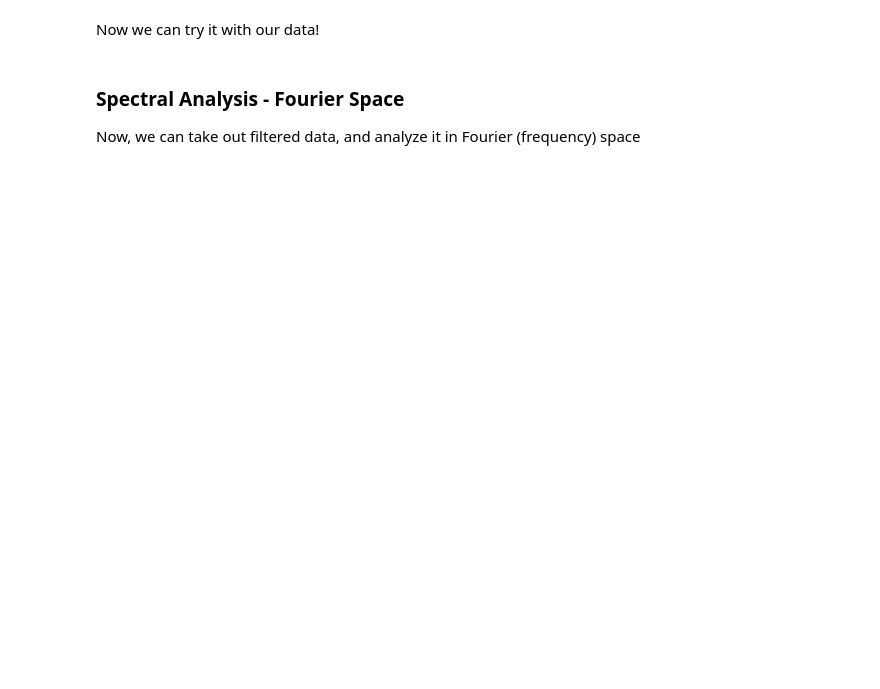
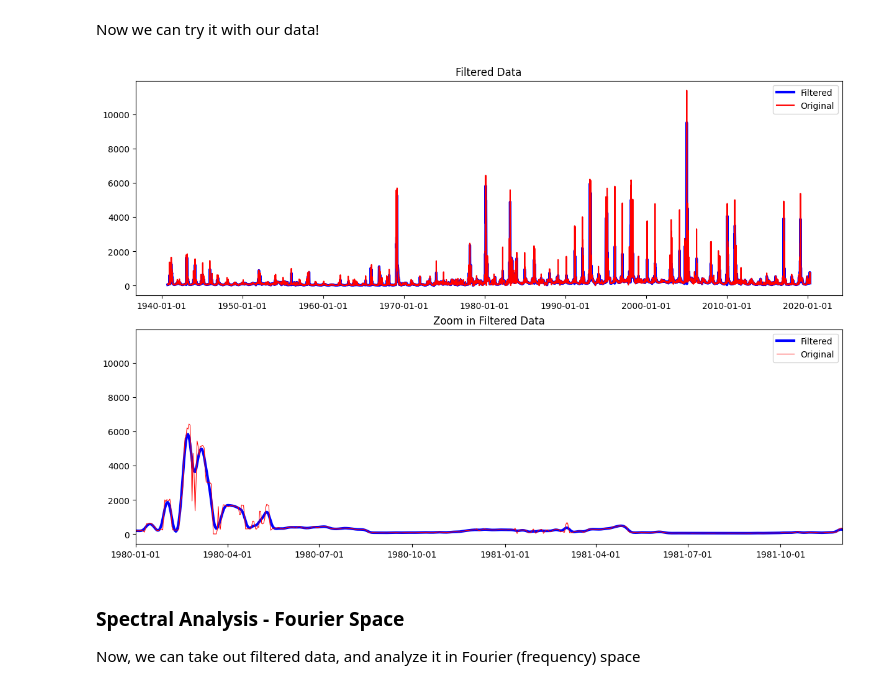
Before and after one commit to tgstone/sio-math-workshop, a Jupyter notebook: docs/source/day2/data_workshop2.ipynb, the cells around one changed output. Cells and saved outputs as stored; diff of their text form; code cells hidden in the pictures; blank space fills up the shorter version.

```diff
--- a/docs/source/day2/data_workshop2.ipynb
+++ b/docs/source/day2/data_workshop2.ipynb
@@ -548,34 +583,36 @@ cutoff = 1 / 7  # less than weekly
 # Compute sampling interval T based on datetime array
 # Convert datetime to matplotlib's float days
 date_num = mdates.date2num(dates)  # converts datetime to float days
 T = 1 / (date_num[1] - date_num[0])  # sampling frequency in 1/days
 
 # Design Butterworth low-pass filter
 # The 0.5 adjusts what the window is.
-b, a = butter(2, cutoff / (0.5* T), btype='low')
+b, a = butter(2, cutoff / (0.9* T), btype='low')
 
 # Apply filter forwards and backwards (zero-phase)
 fx = filtfilt(b, a, flow)
 
 # --- Plotting ---
 fig, axs = plt.subplots(2, 1, figsize=(12, 8), constrained_layout=True)
 
 # First plot: full series
 axs[0].plot(dates, fx, 'b-', linewidth=3, label='Filtered')
 axs[0].plot(dates, flow, 'r', label='Original')
 axs[0].set_title('Filtered Data')
 axs[0].legend()
 axs[0].xaxis.set_major_formatter(mdates.DateFormatter('%Y-%m-%d'))
 
 # Second plot: zoomed in
 axs[1].plot(dates, fx, 'b-', linewidth=3, label='Filtered')
 axs[1].plot(dates, flow, 'r', linewidth=0.75,label='Original')
 axs[1].set_title('Zoom in Filtered Data')
 axs[1].set_xlim( [datetime.date(1980,1,1), datetime.date(1981,12,1)] )
 axs[1].legend()
 axs[1].xaxis.set_major_formatter(mdates.DateFormatter('%Y-%m-%d'))
 
 plt.show()
+# %% [output]
+[figure, added]
 # %% [markdown]
 ### Spectral Analysis - Fourier Space
 
```
Also changed, not shown: parts of 8 cells of this notebook.
